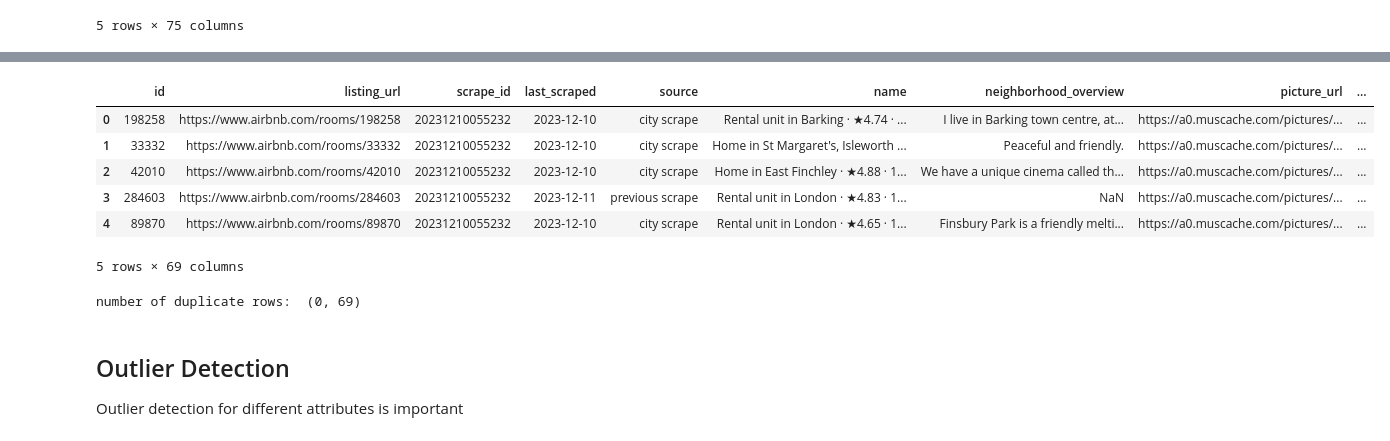
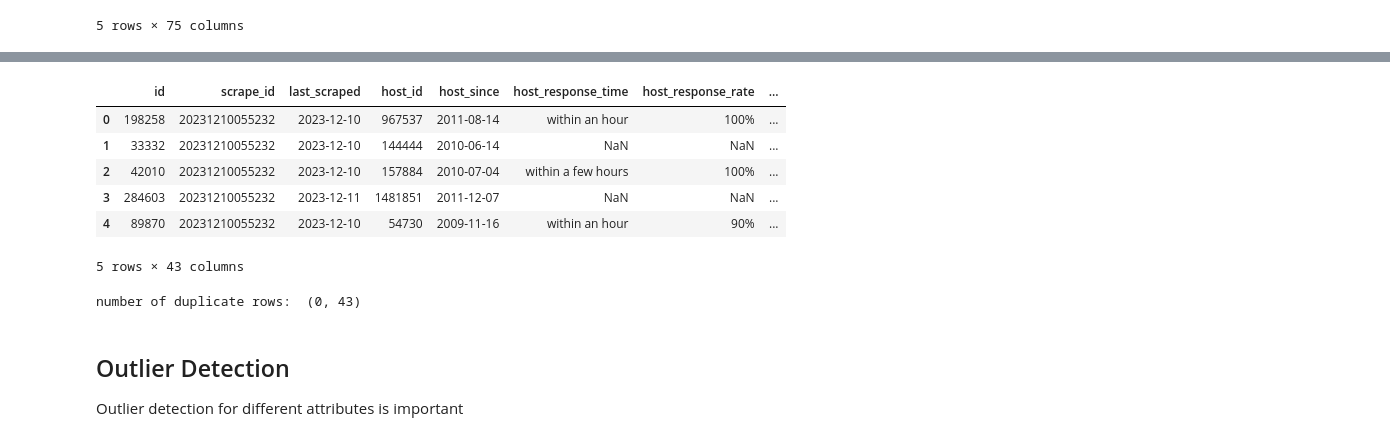
Before and after one commit to 18txm/inside-airbnb-vacancies, a Jupyter notebook: EDA Listing.ipynb, the cells around one changed output, grey strips where cells are left out. Drawn from its saved outputs; the diff is of its cells as text; code cells hidden in the pictures.

```diff
--- a/EDA Listing.ipynb
+++ b/EDA Listing.ipynb
@@ -147,27 +144,53 @@ dtype: int64
 # %%
 # Remove columns with too many empty columns.
 dfListings = dfListings.drop(['neighbourhood_group_cleansed',
                               'description',
                               'license',
                               'bathrooms',
                               'calendar_updated',
-                              'bedrooms'], axis=1)
+                              'bedrooms',
+                              'listing_url',
+                              'source',
+                              'name',
+                              'neighborhood_overview',
+                              'picture_url',
+                              'host_url',
+                              'host_name',
+                              'host_location',
+                              'host_about',
+                              'host_thumbnail_url',
+                              'host_picture_url',
+                              'host_neighbourhood',
+                              'host_verifications',
+                              'host_has_profile_pic',
+                              'latitude',
+                              'longitude',
+                              'property_type',
+                              'room_type',
+                              'bathrooms_text',
+                              'amenities',
+                              'minimum_minimum_nights',
+                              'maximum_minimum_nights',
+                              'minimum_maximum_nights',
+                              'maximum_maximum_nights',
+                              'minimum_nights_avg_ntm',
+                              'maximum_nights_avg_ntm'], axis=1)
 dfListings.head(5)
 # %% [output]
-|  | id | listing_url | scrape_id | last_scraped | source | name | neighborhood_overview | picture_url | ... |
-| 0 | 198258 | https://www.airbnb.com/rooms/198258 | 20231210055232 | 2023-12-10 | city scrape | Rental unit in Barking · ★4.74 · ... | I live in Barking town centre, at... | https://a0.muscache.com/pictures/... | ... |
-| 1 | 33332 | https://www.airbnb.com/rooms/33332 | 20231210055232 | 2023-12-10 | city scrape | Home in St Margaret's, Isleworth ... | Peaceful and friendly. | https://a0.muscache.com/pictures/... | ... |
-| 2 | 42010 | https://www.airbnb.com/rooms/42010 | 20231210055232 | 2023-12-10 | city scrape | Home in East Finchley · ★4.88 · 1... | We have a unique cinema called th... | https://a0.muscache.com/pictures/... | ... |
-| 3 | 284603 | https://www.airbnb.com/rooms/284603 | 20231210055232 | 2023-12-11 | previous scrape | Rental unit in London · ★4.83 · 1... | NaN | https://a0.muscache.com/pictures/... | ... |
-| 4 | 89870 | https://www.airbnb.com/rooms/89870 | 20231210055232 | 2023-12-10 | city scrape | Rental unit in London · ★4.65 · 1... | Finsbury Park is a friendly melti... | https://a0.muscache.com/pictures/... | ... |
+|  | id | scrape_id | last_scraped | host_id | host_since | host_response_time | host_response_rate | ... |
+| 0 | 198258 | 20231210055232 | 2023-12-10 | 967537 | 2011-08-14 | within an hour | 100% | ... |
+| 1 | 33332 | 20231210055232 | 2023-12-10 | 144444 | 2010-06-14 | NaN | NaN | ... |
+| 2 | 42010 | 20231210055232 | 2023-12-10 | 157884 | 2010-07-04 | within a few hours | 100% | ... |
+| 3 | 284603 | 20231210055232 | 2023-12-11 | 1481851 | 2011-12-07 | NaN | NaN | ... |
+| 4 | 89870 | 20231210055232 | 2023-12-10 | 54730 | 2009-11-16 | within an hour | 90% | ... |
-5 rows × 69 columns
+5 rows × 43 columns
 # %%
 # Check if there are duplicate levels
 
 duplicate_rows_dfCalendar = dfListings[dfListings.duplicated()]
 print("number of duplicate rows: ", duplicate_rows_dfCalendar.shape)
 # %% [output]
-number of duplicate rows:  (0, 69)
+number of duplicate rows:  (0, 43)
 # %% [markdown]
 ## Outlier Detection
 
```
Also changed, not shown: parts of 8 cells of this notebook.
